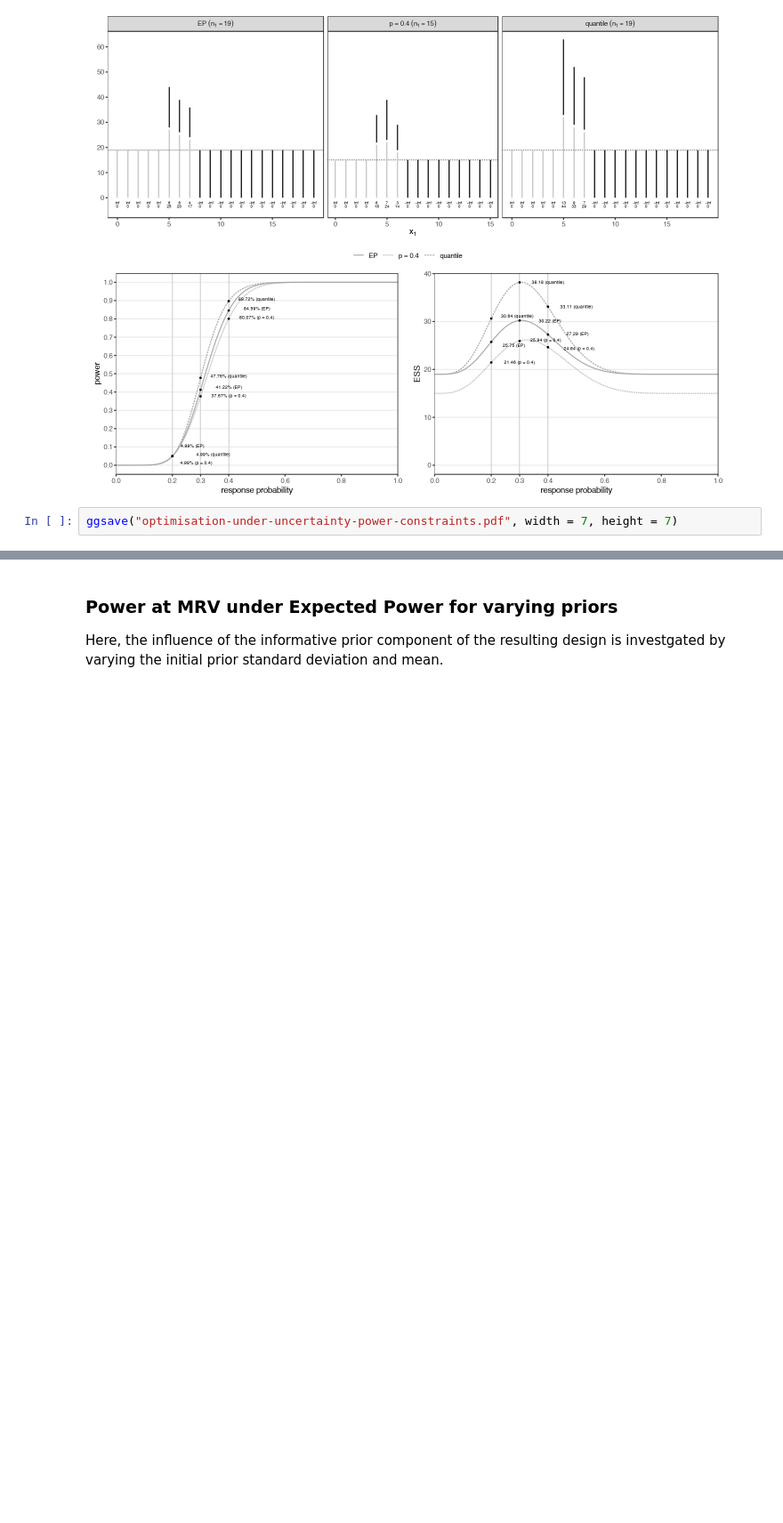
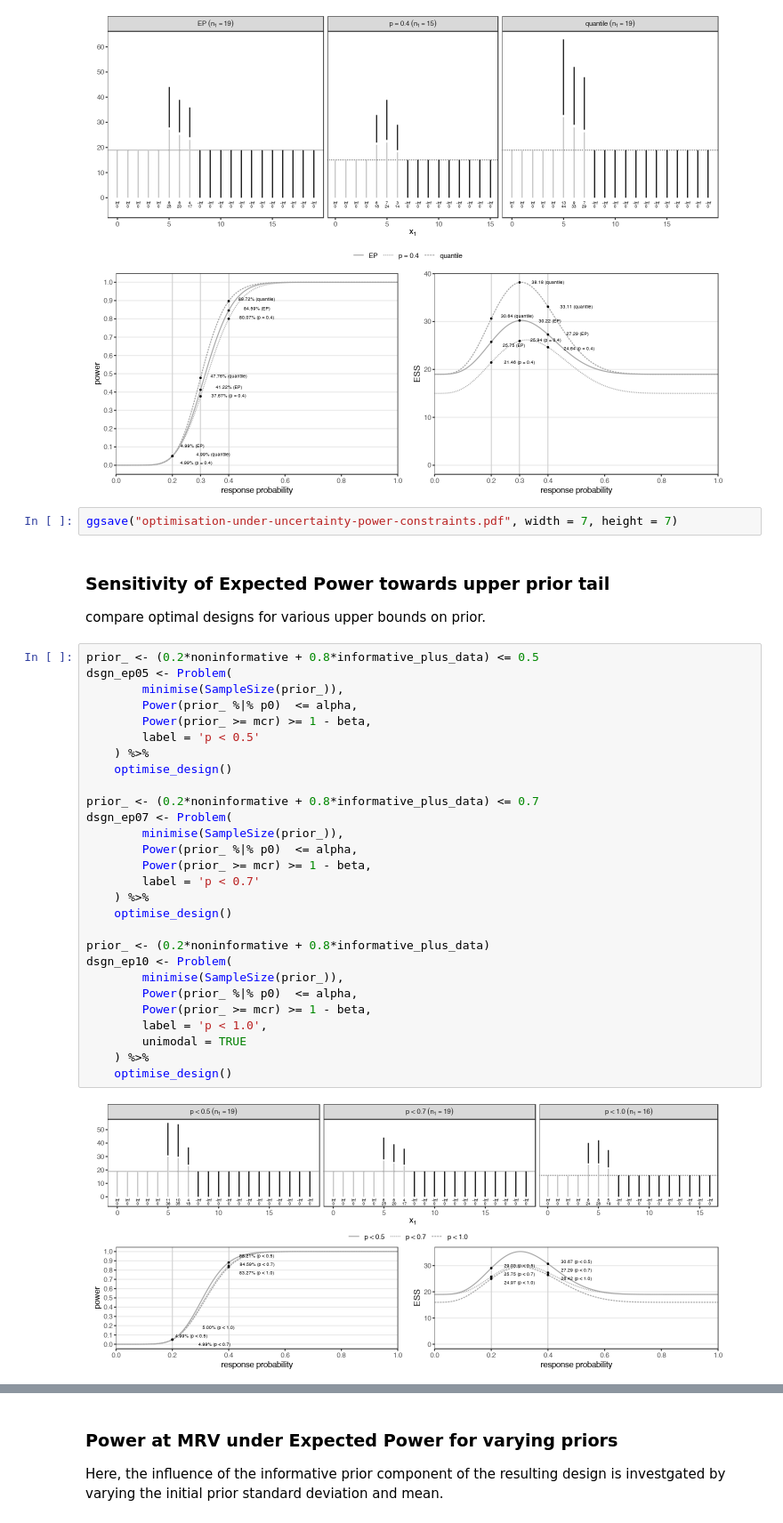
Before and after one commit to kkmann/optimal-binary-two-stage-designs, a Jupyter notebook: notebooks/optimisation-under-uncertainty.ipynb, the cells around one changed output, grey strips where cells are left out. Shown at 89% size. Drawn from its saved outputs; the diff is of its cells as text; blank space fills up the shorter version.

```diff
--- a/notebooks/optimisation-under-uncertainty.ipynb
+++ b/notebooks/optimisation-under-uncertainty.ipynb
@@ -145,3 +145,37 @@ plot_compare_designs(
 [figure]
 # %%
 ggsave("optimisation-under-uncertainty-power-constraints.pdf", width = 7, height = 7)
+# %% [markdown]
+### Sensitivity of Expected Power towards upper prior tail
+
+compare optimal designs for various upper bounds on prior.
+# %%
+prior_ <- (0.2*noninformative + 0.8*informative_plus_data) <= 0.5
+dsgn_ep05 <- Problem(
+        minimise(SampleSize(prior_)),
+        Power(prior_ %|% p0)  <= alpha,
+        Power(prior_ >= mcr) >= 1 - beta,
+        label = 'p < 0.5'
+    ) %>%
+    optimise_design()
+
+prior_ <- (0.2*noninformative + 0.8*informative_plus_data) <= 0.7
+dsgn_ep07 <- Problem(
+        minimise(SampleSize(prior_)),
+        Power(prior_ %|% p0)  <= alpha,
+        Power(prior_ >= mcr) >= 1 - beta,
+        label = 'p < 0.7'
+    ) %>%
+    optimise_design()
+
+prior_ <- (0.2*noninformative + 0.8*informative_plus_data)
+dsgn_ep10 <- Problem(
+        minimise(SampleSize(prior_)),
+        Power(prior_ %|% p0)  <= alpha,
+        Power(prior_ >= mcr) >= 1 - beta,
+        label = 'p < 1.0',
+        unimodal = TRUE
+    ) %>%
+    optimise_design()
+# %% [output]
+[figure, added]
```
Also changed, not shown: parts of 5 cells of this notebook, 9 other files.
